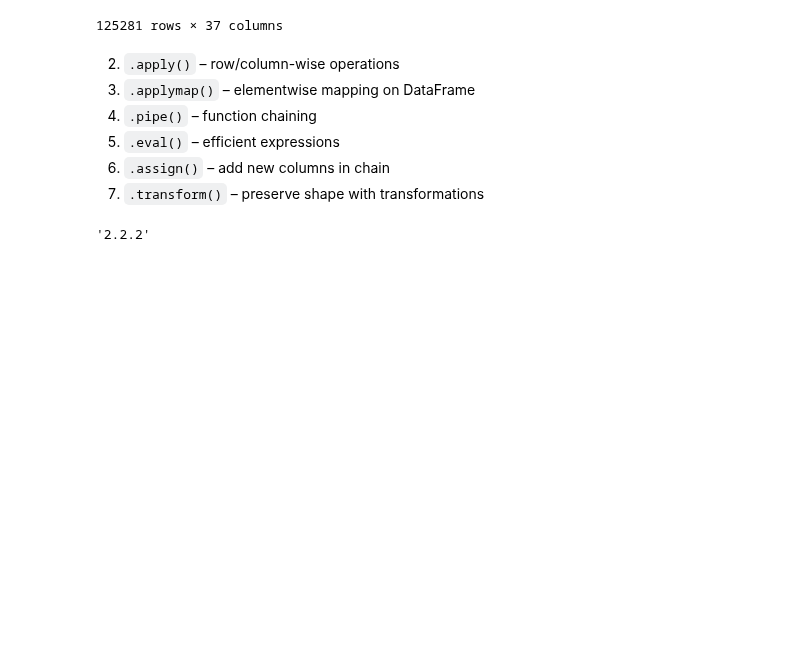
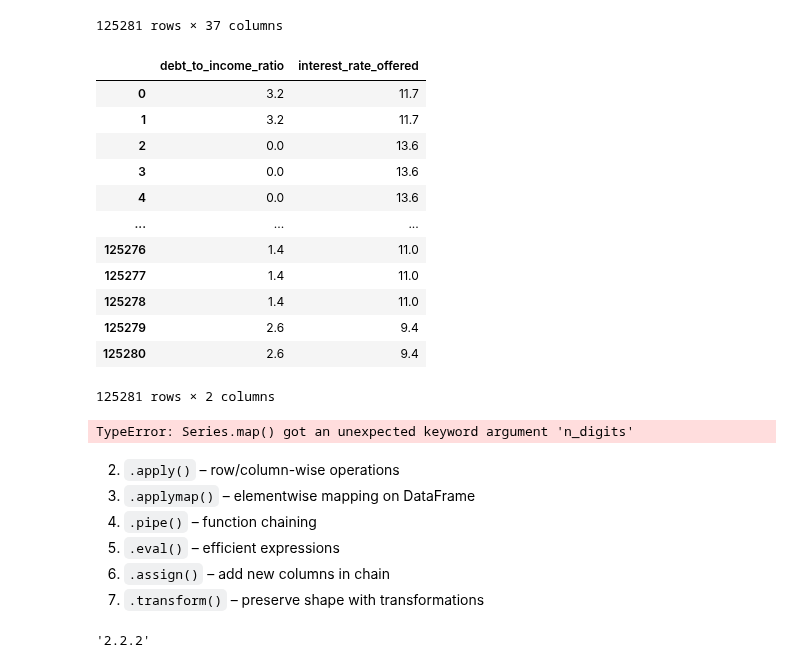
Before and after one commit to svgoudar/My-Data-Science-Roadmap, a Jupyter notebook: Pandas_and_Numpy/Panda/5.Data Transformation.ipynb, the cells around one changed output. Saved outputs shown, nothing was run; the diff lists cells and outputs as text; code cells hidden in the pictures; blank space fills up the shorter version.

```diff
--- a/Pandas_and_Numpy/Panda/5.Data Transformation.ipynb
+++ b/Pandas_and_Numpy/Panda/5.Data Transformation.ipynb
@@ -51,3 +51,5 @@ df.map(lambda x : len(str(x)), na_action='ignore')
 | 125279 | 36 | 10 | 10 | 9 | 8 | 2 | ... |
 | 125280 | 36 | 10 | 10 | 9 | 8 | 2 | ... |
 125281 rows × 37 columns
+# %%
+df_1 = df[['debt_to_income_ratio','interest_rate_offered']]
@@ -54,3 +58,23 @@ df.map(lambda x : len(str(x)), na_action='ignore')
+# %%
+df_1.map(round,ndigits=1)
+# %% [output]
+|  | debt_to_income_ratio | interest_rate_offered |
+| 0 | 3.2 | 11.7 |
+| 1 | 3.2 | 11.7 |
+| 2 | 0.0 | 13.6 |
+| 3 | 0.0 | 13.6 |
+| 4 | 0.0 | 13.6 |
+| ... | ... | ... |
+| 125276 | 1.4 | 11.0 |
+| 125277 | 1.4 | 11.0 |
+| 125278 | 1.4 | 11.0 |
+| 125279 | 2.6 | 9.4 |
+| 125280 | 2.6 | 9.4 |
+125281 rows × 2 columns
+# %%
+df['debt_to_income_ratio'].map(round,n_digits=1)
+# %% [output]
+TypeError: Series.map() got an unexpected keyword argument 'n_digits'
 # %% [markdown]
 
 2. `.apply()` – row/column-wise operations
```
Also changed, not shown: parts of 1 cell of this notebook.
